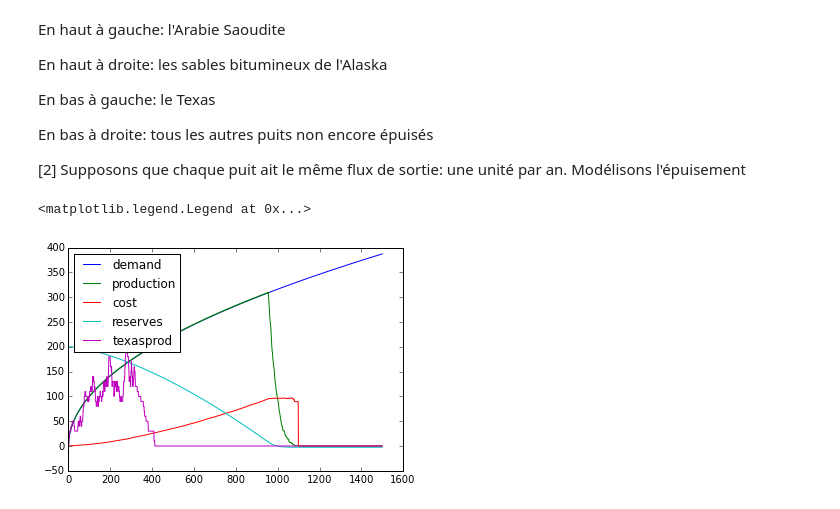
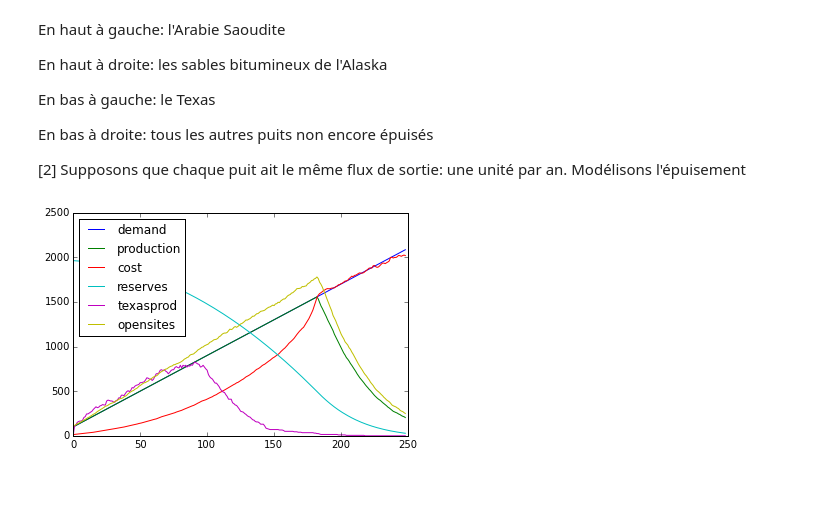
Before and after one commit to yquemener/Economy-scratchpad, a Jupyter notebook: Peak oil.ipynb, the cells around one changed output. Cells and saved outputs as stored; diff of their text form; code cells hidden in the pictures.

```diff
--- a/Peak oil.ipynb
+++ b/Peak oil.ipynb
@@ -16,7 +16,7 @@ initdeposits = list()
 
 for i in range(5000):
     qte = abs(random.gauss(0,50))
-    price = random.random()*100.0
+    price = abs(random.gauss(0,100))
     initdeposits.append([qte, price])
 
 plt.plot([d[1] for d in initdeposits], [d[0] for d in initdeposits], '.')
@@ -37,51 +37,66 @@ En bas à droite: tous les autres puits non encore épuisés
 # %%
 import copy
 
 deposits = copy.deepcopy(initdeposits)
+for i in range(500):
+    #s = random.choice(deposits)
+    s=deposits[i]
+    if s[1]<50:
+        s.append('texas')
+
+
 deposits.sort(cmp=(lambda x,y:cmp(x[1],y[1])))
 opensites=list()
-
 currentindex = 0
 data=list()
 reserves = sum([s[0] for s in deposits])
-demand = 1
+declinetime=15
+normalprod=1.0
+declineprod=0.5
 
-texassites = list()
-for i in range(500):
-    s = random.choice(deposits)
-    if s[1]<20:
-        s.append('texas')
 
-for i in range(0,1500):
-    demand = math.sqrt(i)*10
+for i in range(0,250):
+
+    demand = 100+i*8
+    #demand = 1000-i
     currentproduction = 0
     currentcost = 0
     texasprod = 0
     depleted=list()
     for site in opensites:
-        site[0]-=1
-        reserves-=1
+        if site[0]>declinetime*declineprod:
+            prod=normalprod
+        else:
+            prod=declineprod
+        site[0]-=prod
+        reserves-=prod
         currentcost+=site[1]
-        currentproduction+=1
+        currentproduction+=prod
         if len(site)>2:
-            texasprod += 1
+            texasprod += prod
         if site[0]<=0:
             depleted.append(site)
     for s in depleted:
         opensites.remove(s)
     while currentproduction<demand and currentindex<len(deposits):
         opensites.append(deposits[currentindex])
         currentproduction += 1
         currentcost += deposits[currentindex][1]
         currentindex += 1
-    data.append([demand, currentproduction, currentcost/(float(currentproduction)+0.1), reserves, texasprod])
+    inprodtexas=0
+    for s in opensites:
+        if len(opensites)>2:
+            inprodtexas+=1
+    data.append([demand, currentproduction, currentcost/(float(currentproduction)+0.1), reserves, texasprod, len(opensites)])
 
-plt.plot([d[0] for d in data], label="demand")
-plt.plot([d[1] for d in data], label="production")
-plt.plot([d[2] for d in data], label="cost")
-plt.plot([d[3]/1000.0 for d in data], label="reserves")
-plt.plot([d[4]*10.0 for d in data], label="texasprod")
-plt.legend(loc='upper left')
+rangemin=0
+rangemax=-1
+plt.plot([d[0] for d in data[rangemin:rangemax]], label="demand")
+plt.plot([d[1] for d in data[rangemin:rangemax]], label="production")
+plt.plot([d[2]*10 for d in data[rangemin:rangemax]], label="cost")
+plt.plot([d[3]/100.0 for d in data[rangemin:rangemax]], label="reserves")
+plt.plot([d[4]*10.0 for d in data[rangemin:rangemax]], label="texasprod")
+plt.plot([d[5] for d in data[rangemin:rangemax]], label="opensites")
+plt.legend(loc='upper left');
 # %% [output]
-<matplotlib.legend.Legend at 0x...>
-[figure, old version]
+[figure, new version]
```
Also changed, not shown: parts of 2 cells of this notebook.
